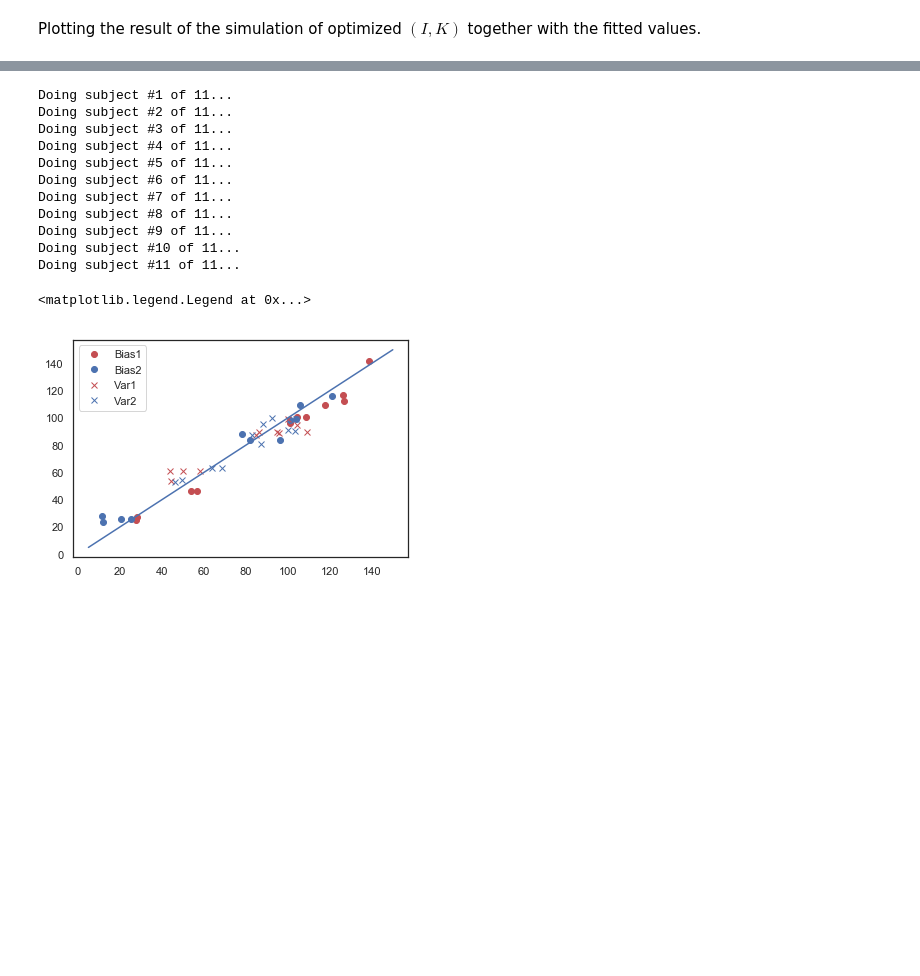
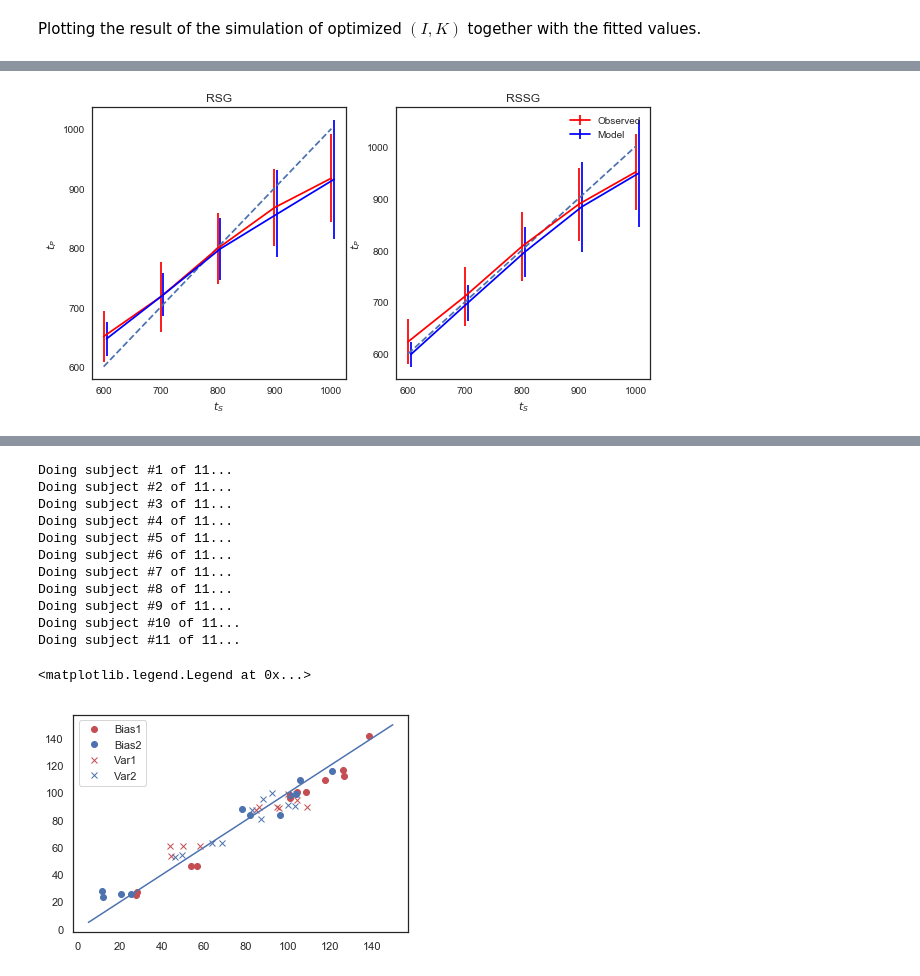
Before and after one commit to jazlab/SE_NL_MJ_2020, a Jupyter notebook: SAM_simulations.ipynb, the cells around one changed output, grey strips where cells are left out. Drawn from its saved outputs; the diff is of its cells as text; code cells hidden in the pictures; blank space fills up the shorter version.

Commit message:
Further clean-up of SAM_simulations

```diff
--- a/SAM_simulations.ipynb
+++ b/SAM_simulations.ipynb
@@ -991,15 +675,19 @@ all_subject_files
 # %%
+# Behavior files of subjects to load from
 all_subject_files = ['SWE_EKF_ObsAct0_20171105.mat', 'CV_EKF_ObsAct0_20171105.mat',
                     'GB_EKF_ObsAct0_20171105.mat', 'LB_EKF_ObsAct0_20171105.mat',
                     'PG_EKF_ObsAct0_20171105.mat', 'SM_EKF_ObsAct0_20171105.mat',
                     'TA_EKF_ObsAct0_20171105.mat', 'VD_EKF_ObsAct0_20171105.mat',
                     'VR_EKF_ObsAct0_20171105.mat']
+
 np.random.seed(123)
 
 combi_rep = []
 
+# At the end of the fitting procedure, the fitted values are stored in three arrays,
+# sigmas, Iarr, and Karr. The order of the values correspond to the order of all_subject_files
 tstart = time.time()
-for i in range(5):
+for i in range(1):
     combi_collection = []
     for subject_file in all_subject_files:
         print(' ********* Doing subject file %s ************' % subject_file)
@@ -1009,6 +697,17 @@ for i in range(5):
     combi_rep.append(combi_collection)
 
 tend = time.time()
+
+# Collate results
+combi_arr = np.array(combi_collection)
+sigmas = combi_arr[:,0]
+Iarr = combi_arr[:,1]
+Karr = combi_arr[:,2]
+
+
+# Save results
+#scipy.io.savemat('PlotTools/IK_subject_fit_040219_thres0_7_constant_stage0_750ms_5reps.mat',
+#                 {'combi_rep': np.array(combi_rep), 'all_subject_files': all_subject_files})
 # %% [output]
  ********* Doing subject file SWE_EKF_ObsAct0_20171105.mat ************
     I = 0.780263, K = 5.875284, sigma = 0.020000, error = 6251.125405
@@ -1079,0 +740,77 @@ scipy.io.savemat('PlotTools/IK_relationship_020419_constant_stage0_750ms.mat',
+# %%
+# Load data for subject
+subjectID = 0 # Refer to `all_subject_files' to see which subject is being shown
+subject_file = all_subject_files[subjectID]
+
+np.random.seed(111)
+
+# Simulate circuit model behavior based on fitted values
+sigma_val = sigmas[subjectID]
+I_val = Iarr[subjectID]
+K_val = Karr[subjectID]
+
+subject_data = scipy.io.loadmat(subject_file)
+B = subject_data['B']
+ts_vec = subject_data['ts_vec']
+ta = subject_data['ta']
+tss = subject_data['tss']
+mtp_in = subject_data['mtp_in']
+stdtp_in = subject_data['stdtp_in']
+
+b = np.mean(B[:,0])
+
+# Initiate the trial with a fixed current, trial duration is randomized in [400, 600]
+durations = tss
+
+prod_time_lst = []
+prod_var_lst = []
+prod_time_lst2 = []
+prod_var_lst2 = []
+
+#1,2,Go simulation
+for i, dur in enumerate(durations):
+    times = get_time_lst(ntrials=100, nstages=3, duration=dur,
+                             sigma=sigma_val, K=K_val, initI=I_val)
+    prod_time_lst.append(np.mean(times))
+    prod_var_lst.append(np.std(times))
+
+#1,2,3,Go simulation
+for i, dur in enumerate(durations):
+    print('Doing time #', i, '=', time)
+
+    times = get_time_lst(ntrials=100, nstages=4, duration=dur,
+                             sigma=sigma_val, K=K_val, initI=I_val)
+    prod_time_lst2.append(np.mean(times))
+    prod_var_lst2.append(np.std(times))
+
+# Plot the result, error bars represent standard deviation
+plt.figure(figsize=(10, 5))
+plt.subplot('121')
+plt.errorbar(tss, mtp_in[:,0], stdtp_in[:,0], color='r', label='Observed')
+
+# Plot the result, error bars represent standard deviation
+plt.plot(durations, durations, '--')
+plt.errorbar(durations + 5, np.array(prod_time_lst) * 10, np.array(prod_var_lst) * 10, color='b', label='Model')
+plt.xlabel('$t_S$')
+plt.ylabel('$t_P$')
+plt.title('RSG')
+
+plt.subplot('122')
+plt.errorbar(tss, mtp_in[:,1], stdtp_in[:,1], color='r', label='Observed')
+
+# Plot the result, error bars represent standard deviation
+plt.plot(durations, durations, '--')
+plt.errorbar(durations + 5, np.array(prod_time_lst2) * 10, np.array(prod_var_lst2) * 10, color='b', label='Model')
+plt.xlabel('$t_S$')
+plt.ylabel('$t_P$')
+plt.title('RSSG')
+plt.legend()
+
+print('RSG results:')
+print('Observed mean STD = ', np.mean(stdtp_in[:,0]))
+print('Simulated mean STD = ', np.mean(np.mean(prod_var_lst)* 10))
+
+print('RSSG results:')
+print('Observed mean STD = ', np.mean(stdtp_in[:,1]))
+print('Simulated mean STD = ', np.mean(np.mean(prod_var_lst2)* 10))
+# %% [output]
@@ -1079,0 +828 @@ scipy.io.savemat('PlotTools/IK_relationship_020419_constant_stage0_750ms.mat',
+[figure, added]
```
Also changed, not shown: parts of 26 cells of this notebook.
